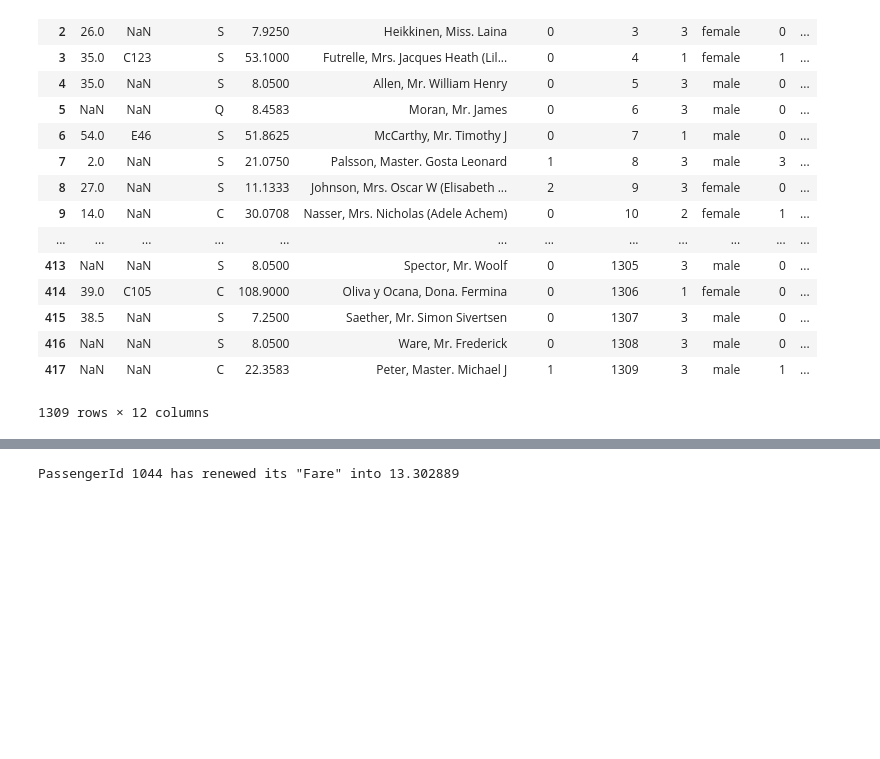
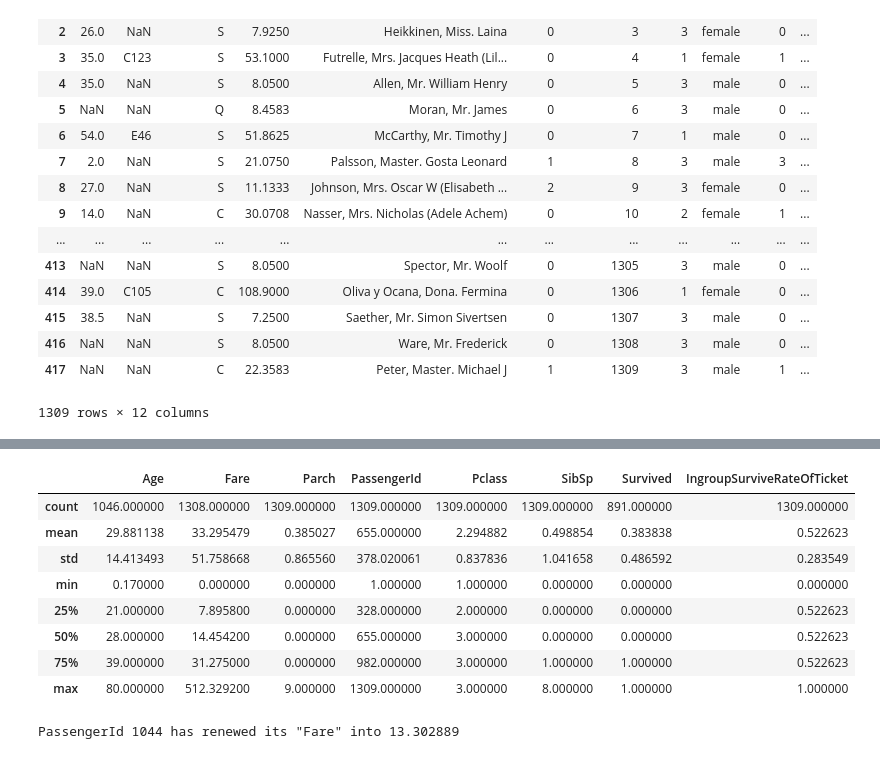
Before and after one commit to Dosann/KaggleTitanicSurvivalPrediction, a Jupyter notebook: MainStreamline.ipynb, the cells around one changed output, grey strips where cells are left out. Saved outputs shown, nothing was run; the diff lists cells and outputs as text; code cells hidden in the pictures; blank space fills up the shorter version.

```diff
--- a/MainStreamline.ipynb
+++ b/MainStreamline.ipynb
@@ -81,3 +76,15 @@ dfWhole.loc[pd.isnull(dfWhole['IngroupSurviveRateOfTicket']), 'IngroupSurviveRat
+# %%
+dfWhole.describe()
+# %% [output]
+|  | Age | Fare | Parch | PassengerId | Pclass | SibSp | Survived | IngroupSurviveRateOfTicket |
+| count | 1046.000000 | 1308.000000 | 1309.000000 | 1309.000000 | 1309.000000 | 1309.000000 | 891.000000 | 1309.000000 |
+| mean | 29.881138 | 33.295479 | 0.385027 | 655.000000 | 2.294882 | 0.498854 | 0.383838 | 0.522623 |
+| std | 14.413493 | 51.758668 | 0.865560 | 378.020061 | 0.837836 | 1.041658 | 0.486592 | 0.283549 |
+| min | 0.170000 | 0.000000 | 0.000000 | 1.000000 | 1.000000 | 0.000000 | 0.000000 | 0.000000 |
+| 25% | 21.000000 | 7.895800 | 0.000000 | 328.000000 | 2.000000 | 0.000000 | 0.000000 | 0.522623 |
+| 50% | 28.000000 | 14.454200 | 0.000000 | 655.000000 | 3.000000 | 0.000000 | 0.000000 | 0.522623 |
+| 75% | 39.000000 | 31.275000 | 0.000000 | 982.000000 | 3.000000 | 1.000000 | 1.000000 | 0.522623 |
+| max | 80.000000 | 512.329200 | 9.000000 | 1309.000000 | 3.000000 | 8.000000 | 1.000000 | 1.000000 |
 # %%
 dfWhole.index = dfWhole['PassengerId']
 dfWholeY = dfWhole['Survived']
```
Also changed, not shown: parts of 30 cells of this notebook, 8 other files.
